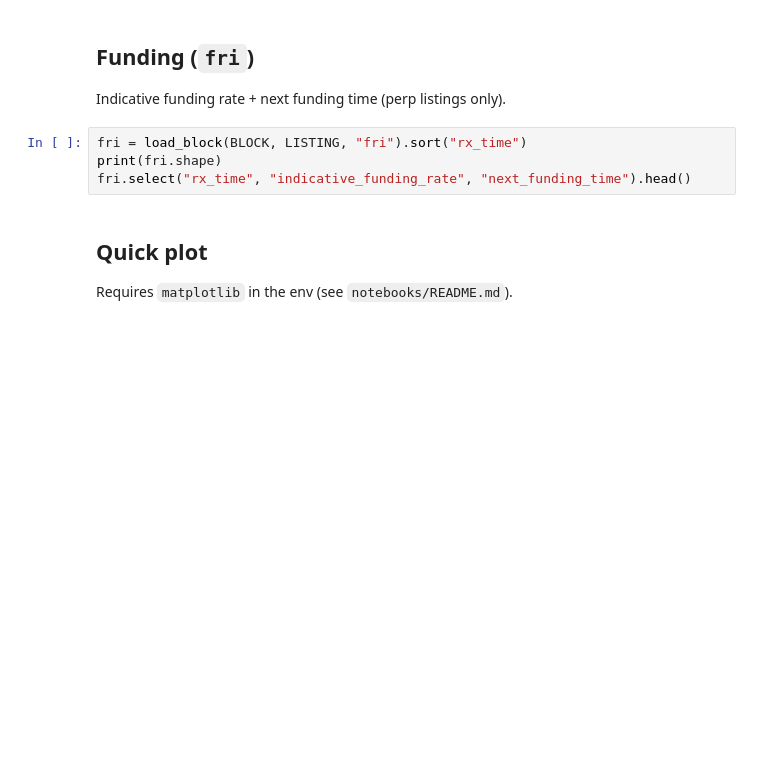
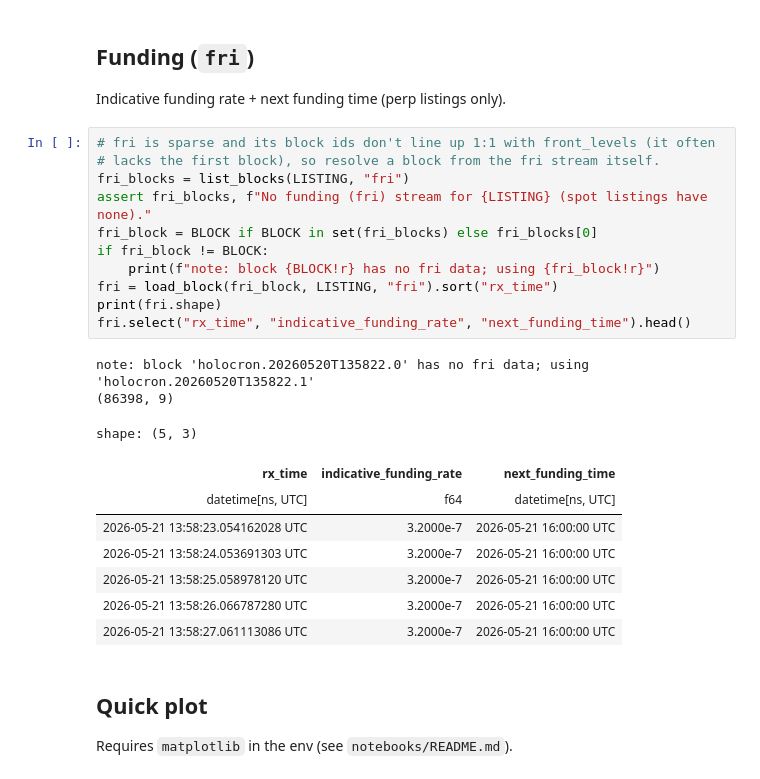
Before and after one commit to leithboyd/boba, a Jupyter notebook: notebooks/01_explore_raw.ipynb, the cells around one changed output. Drawn from its saved outputs; the diff is of its cells as text; blank space fills up the shorter version.

```diff
--- a/notebooks/01_explore_raw.ipynb
+++ b/notebooks/01_explore_raw.ipynb
@@ -71,9 +129,27 @@ td.group_by("aggressor").agg(
 
 Indicative funding rate + next funding time (perp listings only).
 # %%
-fri = load_block(BLOCK, LISTING, "fri").sort("rx_time")
+# fri is sparse and its block ids don't line up 1:1 with front_levels (it often
+# lacks the first block), so resolve a block from the fri stream itself.
+fri_blocks = list_blocks(LISTING, "fri")
+assert fri_blocks, f"No funding (fri) stream for {LISTING} (spot listings have none)."
+fri_block = BLOCK if BLOCK in set(fri_blocks) else fri_blocks[0]
+if fri_block != BLOCK:
+    print(f"note: block {BLOCK!r} has no fri data; using {fri_block!r}")
+fri = load_block(fri_block, LISTING, "fri").sort("rx_time")
 print(fri.shape)
 fri.select("rx_time", "indicative_funding_rate", "next_funding_time").head()
+# %% [output]
+note: block 'holocron.20260520T135822.0' has no fri data; using 'holocron.20260520T135822.1'
+(86398, 9)
+shape: (5, 3)
+| rx_time | indicative_funding_rate | next_funding_time |
+| datetime[ns, UTC] | f64 | datetime[ns, UTC] |
+| 2026-05-21 13:58:23.054162028 UTC | 3.2000e-7 | 2026-05-21 16:00:00 UTC |
+| 2026-05-21 13:58:24.053691303 UTC | 3.2000e-7 | 2026-05-21 16:00:00 UTC |
+| 2026-05-21 13:58:25.058978120 UTC | 3.2000e-7 | 2026-05-21 16:00:00 UTC |
+| 2026-05-21 13:58:26.066787280 UTC | 3.2000e-7 | 2026-05-21 16:00:00 UTC |
+| 2026-05-21 13:58:27.061113086 UTC | 3.2000e-7 | 2026-05-21 16:00:00 UTC |
 # %% [markdown]
 ## Quick plot
 
```
Also changed, not shown: parts of 8 cells of this notebook, 3 other files.
